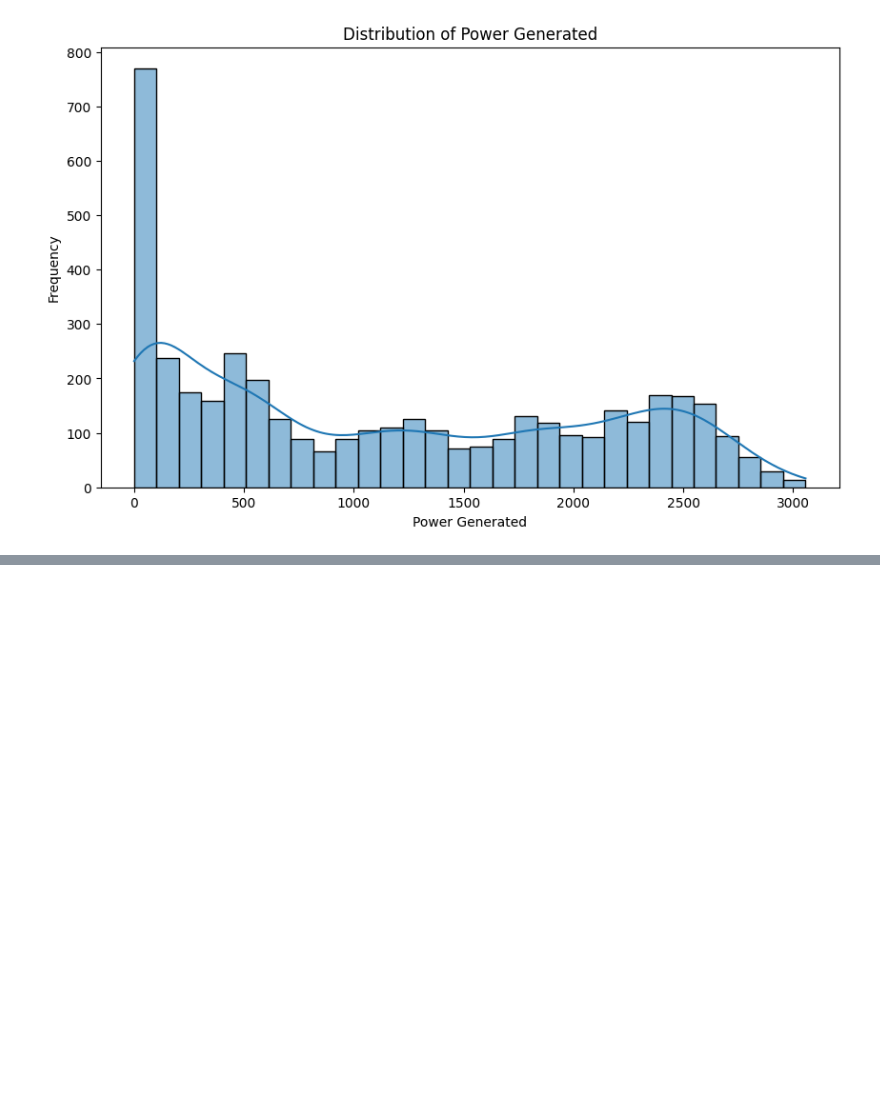
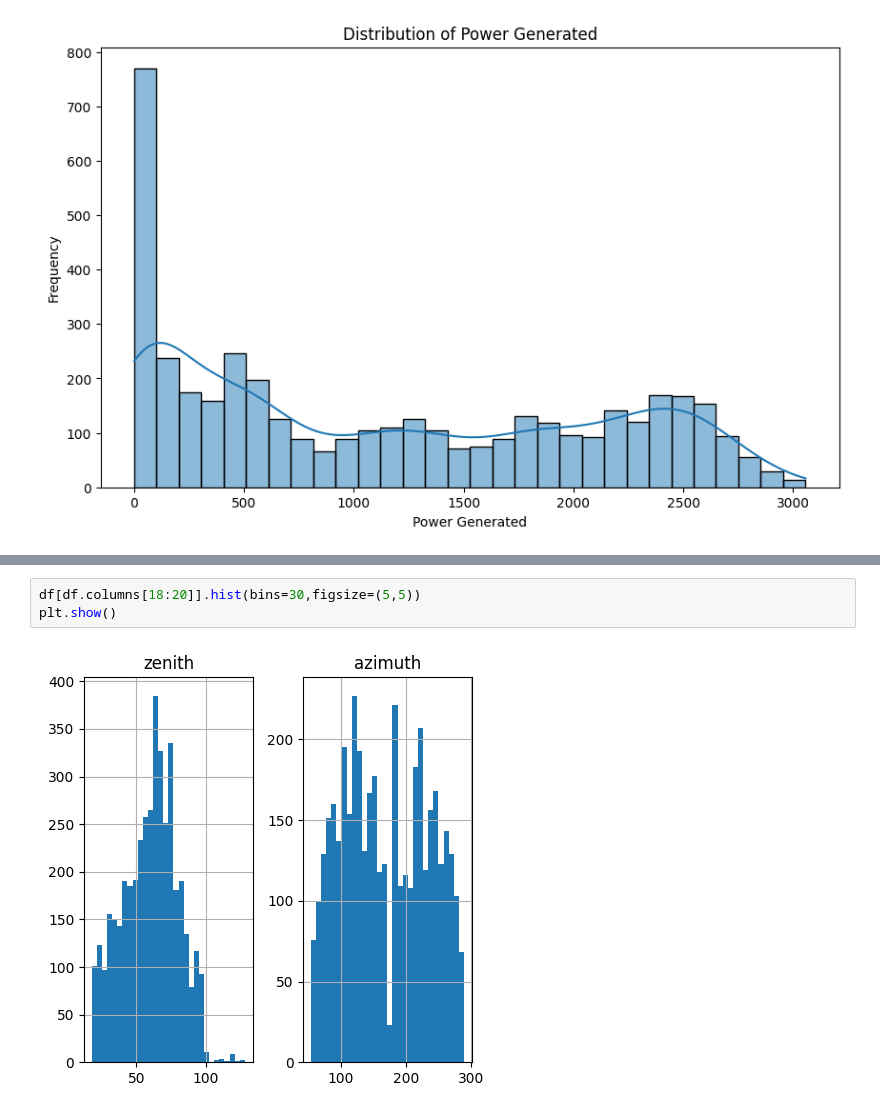
Before and after one commit to MayurChikane/SolarPowerOutput, a Jupyter notebook: SolarPowerPrediction.ipynb, the cells around one changed output, grey strips where cells are left out. Cells and saved outputs as stored; diff of their text form; blank space fills up the shorter version.

```diff
--- a/SolarPowerPrediction.ipynb
+++ b/SolarPowerPrediction.ipynb
@@ -106,0 +120,5 @@ Text(0, 0.5, 'Frequency')
+# %%
+df[df.columns[18:20]].hist(bins=30,figsize=(5,5))
+plt.show()
+# %% [output]
+[figure, added]
```
Also changed, not shown: parts of 7 cells of this notebook.
